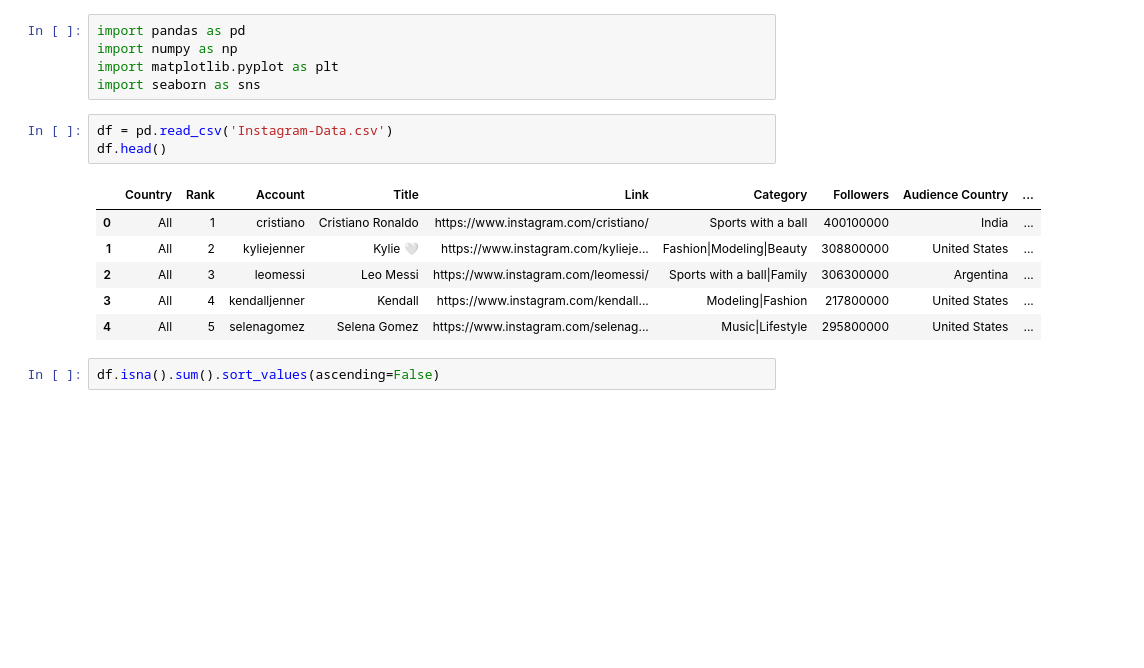
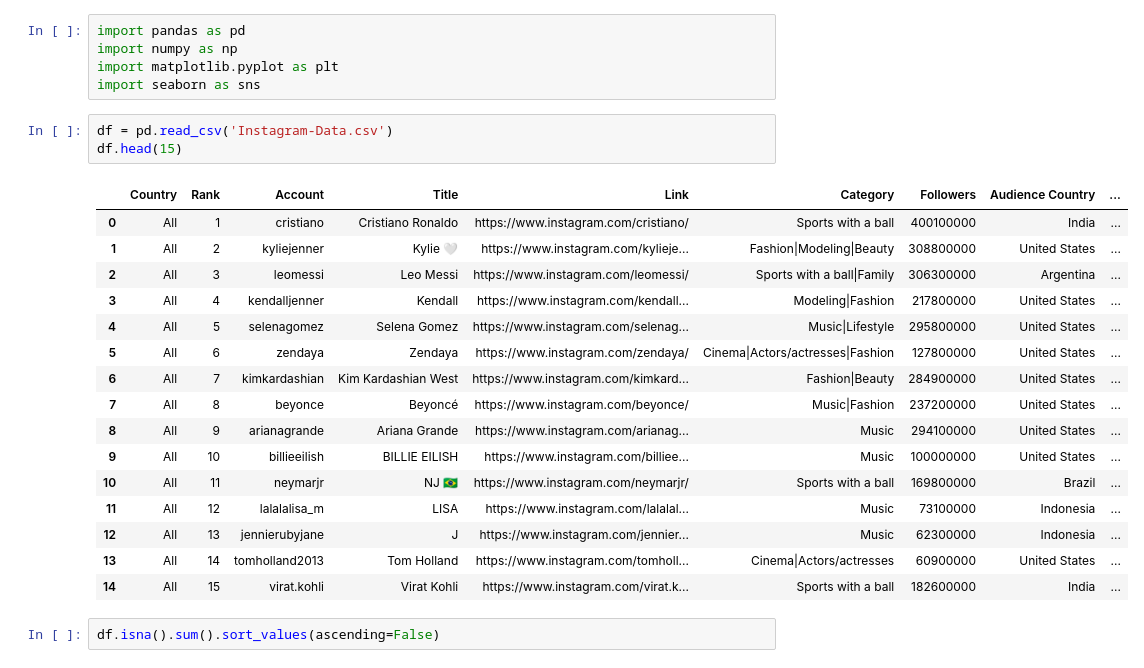
Before and after one commit to agungramadhan123/analisis-data, a Jupyter notebook: analisis.ipynb, the cells around one changed output. Drawn from its saved outputs; the diff is of its cells as text; blank space fills up the shorter version.

```diff
--- a/analisis.ipynb
+++ b/analisis.ipynb
@@ -7,14 +7,24 @@ import matplotlib.pyplot as plt
 import seaborn as sns
 # %%
 df = pd.read_csv('Instagram-Data.csv')
-df.head()
+df.head(15)
 # %% [output]
 |  | Country | Rank | Account | Title | Link | Category | Followers | Audience Country | ... |
 | 0 | All | 1 | cristiano | Cristiano Ronaldo | https://www.instagram.com/cristiano/ | Sports with a ball | 400100000 | India | ... |
 | 1 | All | 2 | kyliejenner | Kylie 🤍 | https://www.instagram.com/kylieje... | Fashion|Modeling|Beauty | 308800000 | United States | ... |
 | 2 | All | 3 | leomessi | Leo Messi | https://www.instagram.com/leomessi/ | Sports with a ball|Family | 306300000 | Argentina | ... |
 | 3 | All | 4 | kendalljenner | Kendall | https://www.instagram.com/kendall... | Modeling|Fashion | 217800000 | United States | ... |
 | 4 | All | 5 | selenagomez | Selena Gomez | https://www.instagram.com/selenag... | Music|Lifestyle | 295800000 | United States | ... |
+| 5 | All | 6 | zendaya | Zendaya | https://www.instagram.com/zendaya/ | Cinema|Actors/actresses|Fashion | 127800000 | United States | ... |
+| 6 | All | 7 | kimkardashian | Kim Kardashian West | https://www.instagram.com/kimkard... | Fashion|Beauty | 284900000 | United States | ... |
+| 7 | All | 8 | beyonce | Beyoncé | https://www.instagram.com/beyonce/ | Music|Fashion | 237200000 | United States | ... |
+| 8 | All | 9 | arianagrande | Ariana Grande | https://www.instagram.com/arianag... | Music | 294100000 | United States | ... |
+| 9 | All | 10 | billieeilish | BILLIE EILISH | https://www.instagram.com/billiee... | Music | 100000000 | United States | ... |
+| 10 | All | 11 | neymarjr | NJ 🇧🇷 | https://www.instagram.com/neymarjr/ | Sports with a ball | 169800000 | Brazil | ... |
+| 11 | All | 12 | lalalalisa_m | LISA | https://www.instagram.com/lalalal... | Music | 73100000 | Indonesia | ... |
+| 12 | All | 13 | jennierubyjane | J | https://www.instagram.com/jennier... | Music | 62300000 | Indonesia | ... |
+| 13 | All | 14 | tomholland2013 | Tom Holland | https://www.instagram.com/tomholl... | Cinema|Actors/actresses | 60900000 | United States | ... |
+| 14 | All | 15 | virat.kohli | Virat Kohli | https://www.instagram.com/virat.k... | Sports with a ball | 182600000 | India | ... |
 # %%
 df.isna().sum().sort_values(ascending=False)
 # %% [output]
```
Also changed, not shown: parts of 1 cell of this notebook, 4 other files.
